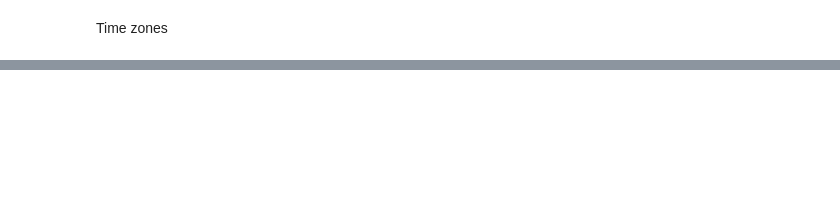
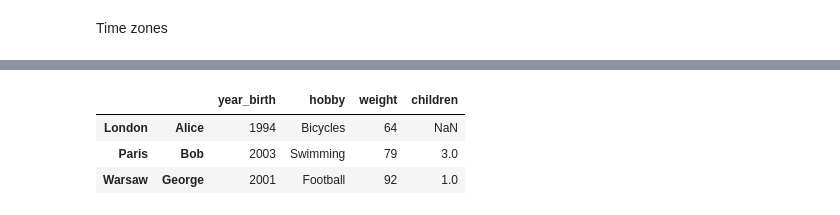
Before and after one commit to Bartlomiej-Kachniarz/Portfolio, a Jupyter notebook: python/training/pandas.ipynb, the cells around one changed output, grey strips where cells are left out. Drawn from its saved outputs; the diff is of its cells as text; code cells hidden in the pictures; blank space fills up the shorter version.

```diff
--- a/python/training/pandas.ipynb
+++ b/python/training/pandas.ipynb
@@ -275,0 +457,15 @@ Length: 100, dtype: float64
+# %%
+df_5 = pd.DataFrame(
+    {
+        ("public", "year_birth"):
+            {("London", "Alice"):1994, ("Paris", "Bob"):2003, ("Warsaw", "George"):2001},
+        ("public", "hobby"):
+            {("London", "Alice"):"Bicycles", ("Paris", "Bob"):"Swimming", ("Warsaw", "George"):"Football"},
+        ("private", "weight"):
+            {("London", "Alice"):64, ("Paris", "Bob"):79, ("Warsaw", "George"):92},
+        ("private", "children"):
+            {("London", "Alice"):np.nan, ("Paris", "Bob"):3, ("Warsaw", "George"):1},
+    }
+)
+
+df_5
@@ -275,0 +502,8 @@ Length: 100, dtype: float64
+# %%
+df_5.columns = df_5.columns.droplevel(level=0)
+df_5
+# %% [output]
+|  |  | year_birth | hobby | weight | children |
+| London | Alice | 1994 | Bicycles | 64 | NaN |
+| Paris | Bob | 2003 | Swimming | 79 | 3.0 |
+| Warsaw | George | 2001 | Football | 92 | 1.0 |
```
Also changed, not shown: parts of 34 cells of this notebook, 5 other files.
